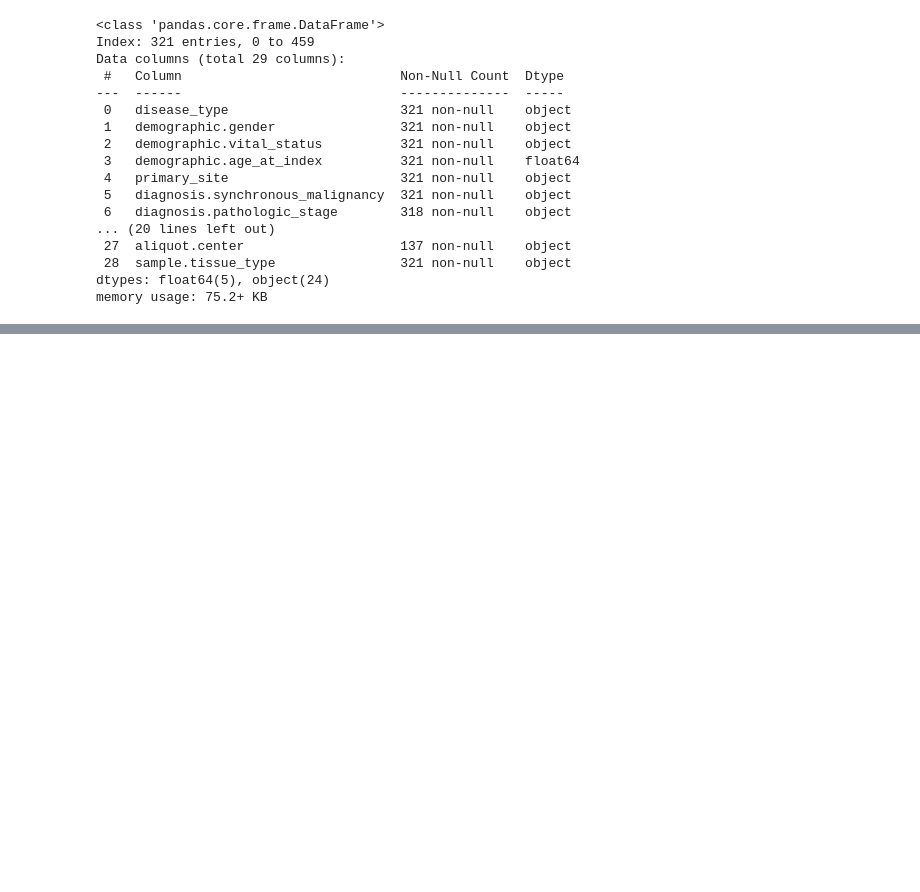
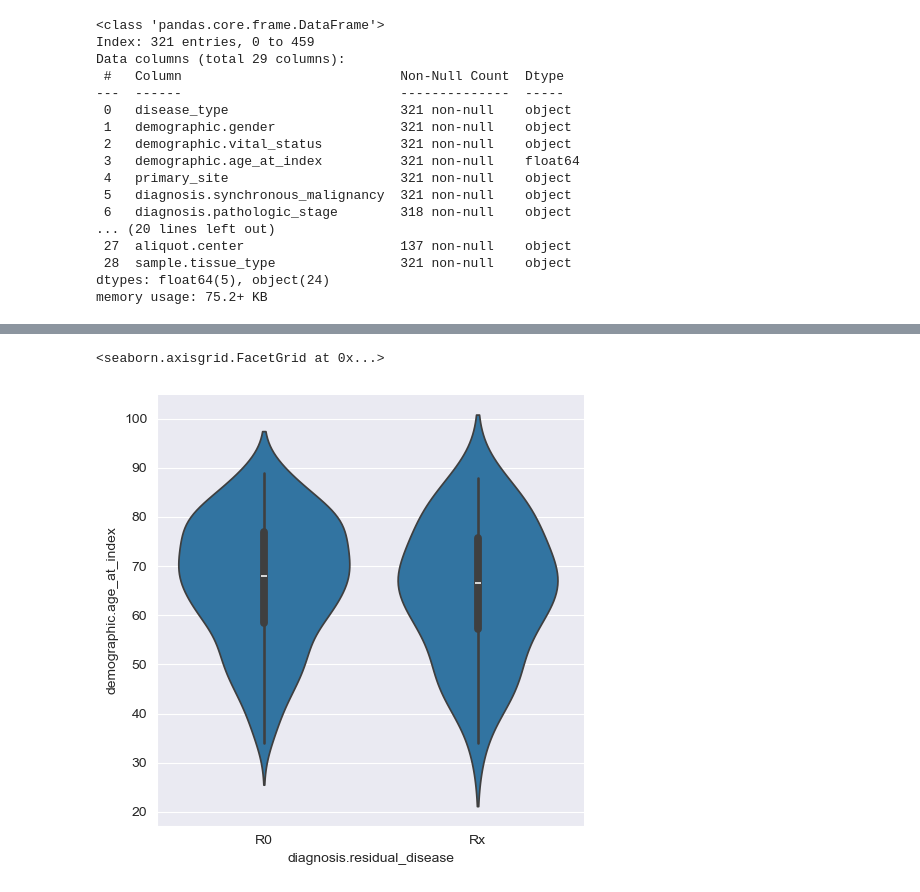
Before and after one commit to Jayesh-Motwani/colorectal_cancer, a Jupyter notebook: data_proccessing.ipynb, the cells around one changed output, grey strips where cells are left out. Cells and saved outputs as stored; diff of their text form; code cells hidden in the pictures; blank space fills up the shorter version.

```diff
--- a/data_proccessing.ipynb
+++ b/data_proccessing.ipynb
@@ -740,0 +837,5 @@ memory usage: 75.2+ KB
+# %%
+sns.catplot(data=df, x='diagnosis.residual_disease', y='demographic.age_at_index', kind='violin')
+# %% [output]
+<seaborn.axisgrid.FacetGrid at 0x...>
+[figure, added]
```
Also changed, not shown: parts of 17 cells of this notebook.
